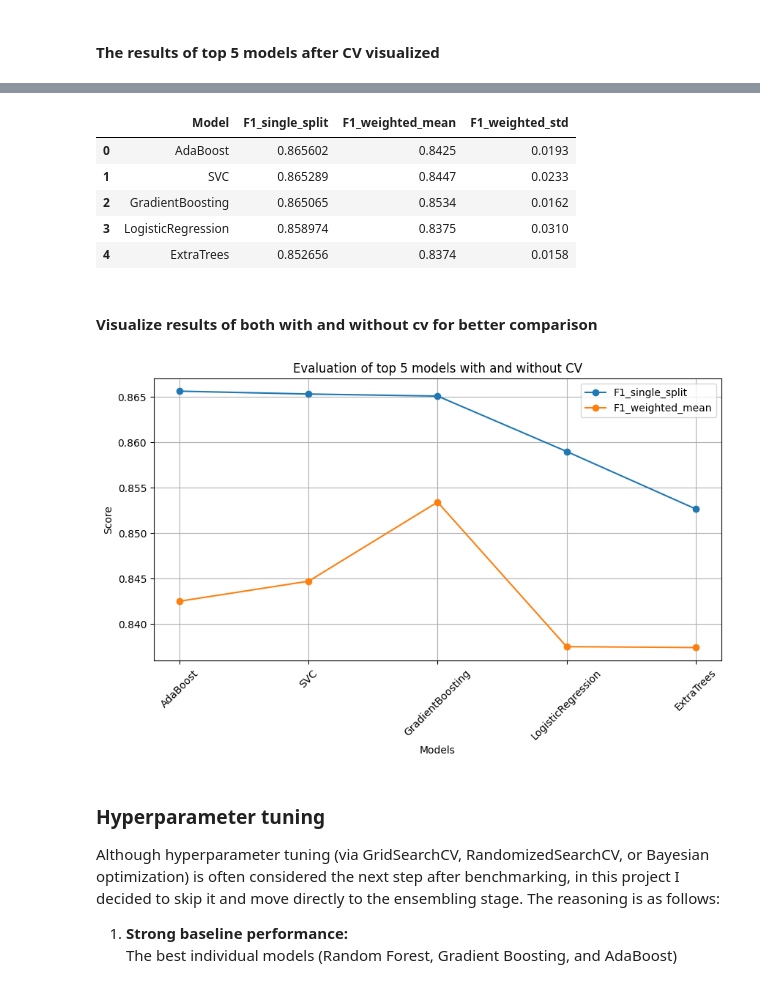
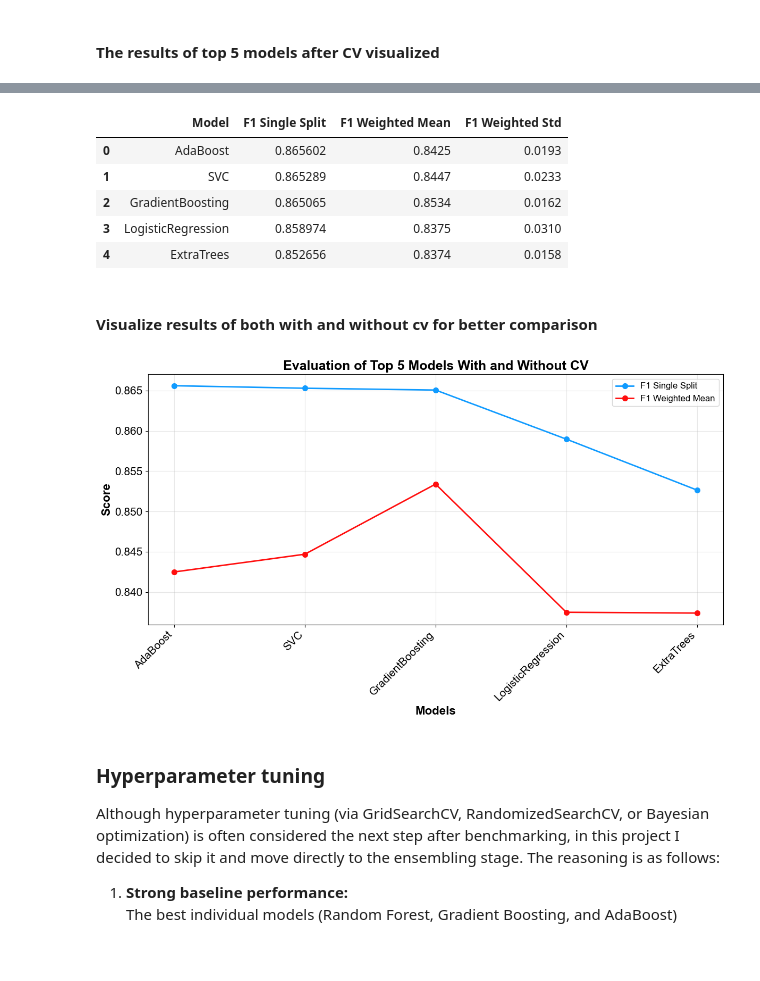
Before and after one commit to Nimaabediforud/Heart-Disease-Prediction, a Jupyter notebook: Notebooks/Classification/HDP-CLS-ML.ipynb, the cells around one changed output, grey strips where cells are left out. Cells and saved outputs as stored; diff of their text form; code cells hidden in the pictures; blank space fills up the shorter version.

```diff
--- a/Notebooks/Classification/HDP-CLS-ML.ipynb
+++ b/Notebooks/Classification/HDP-CLS-ML.ipynb
@@ -316,9 +316,9 @@ for name, model in models.items():
 
     results.append({
         "Model": name,
-        "F1_weighted": f1_score(y_val, y_pred, average='weighted', zero_division=0),
-        "F1_macro": f1_score(y_val, y_pred, average='macro', zero_division=0),
-        "F1_binary": f1_score(y_val, y_pred, average='binary', zero_division=0),
+        "F1 Weighted": f1_score(y_val, y_pred, average='weighted', zero_division=0),
+        "F1 Macro": f1_score(y_val, y_pred, average='macro', zero_division=0),
+        "F1 Binary": f1_score(y_val, y_pred, average='binary', zero_division=0),
         "Accuracy": accuracy_score(y_val, y_pred)
     })
 
@@ -326,7 +326,7 @@ for name, model in models.items():
 results_df = pd.DataFrame(results)
 
 # Sort by one or more metrics -> Primary metric: F1 score weighted
-results_df = results_df.sort_values(by='F1_weighted', ascending=False).reset_index(drop=True)
+results_df = results_df.sort_values(by='F1 Weighted', ascending=False).reset_index(drop=True)
 
 results_df
 # %% [output]
@@ -388,11 +415,11 @@ for name in top5_names:
     cv_scores = cross_val_score(pipe, X_train, y_train, cv=5, scoring='f1_weighted')
     best_models_results.append({
         "Model": name,
-        "F1_weighted_mean": cv_scores.mean(),
-        "F1_weighted_std":  cv_scores.std()
+        "F1 Weighted Mean": cv_scores.mean(),
+        "F1 Weighted Std":  cv_scores.std()
     })
 
 # Convert to dataframe
-best_models_results_df = pd.DataFrame(best_models_results).round(4).sort_values(by="F1_weighted_mean", ascending=False).reset_index(drop=True)
+best_models_results_df = pd.DataFrame(best_models_results).round(4).sort_values(by="F1 Weighted Mean", ascending=False).reset_index(drop=True)
 best_models_results_df
 # %% [output]
@@ -415,12 +442,12 @@ plot_models_results(best_models_results_df, metrics, title)
 # %%
 # Combine single-split and CV results for comparison
-compare_df = results_df[['Model', 'F1_weighted']].merge(
+compare_df = results_df[['Model', 'F1 Weighted']].merge(
     best_models_results_df, on='Model', how='inner'
 )
-compare_df = compare_df.rename(columns={'F1_weighted': 'F1_single_split'})
+compare_df = compare_df.rename(columns={'F1 Weighted': 'F1 Single Split'})
 compare_df
 # %% [output]
-|  | Model | F1_single_split | F1_weighted_mean | F1_weighted_std |
+|  | Model | F1 Single Split | F1 Weighted Mean | F1 Weighted Std |
 | 0 | AdaBoost | 0.865602 | 0.8425 | 0.0193 |
 | 1 | SVC | 0.865289 | 0.8447 | 0.0233 |
 | 2 | GradientBoosting | 0.865065 | 0.8534 | 0.0162 |
@@ -430,12 +457,12 @@ compare_df
 #### Visualize results of both with and without cv for better comparison
 # %%
 # Visualize single-split and CV results for comparison
-metrics = ['F1_single_split', 'F1_weighted_mean']
-title = "Evaluation of top 5 models with and without CV"
+metrics = ['F1 Single Split', 'F1 Weighted Mean']
+title = "Evaluation of Top 5 Models With and Without CV"
 
 plot_models_results(compare_df, metrics, title)
 # %% [output]
-[figure, old version]
+[figure, new version]
 # %% [markdown]
 ### Hyperparameter tuning
 
```
Also changed, not shown: parts of 14 cells of this notebook, 6 other files.
